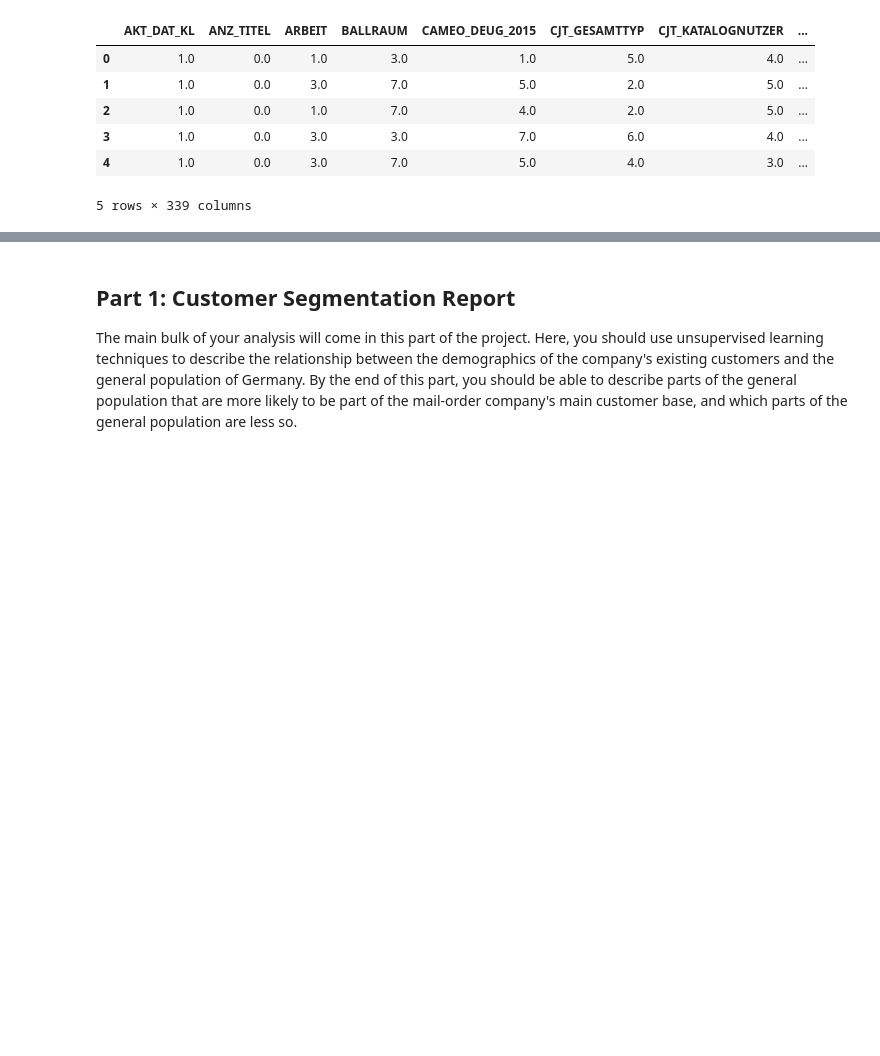
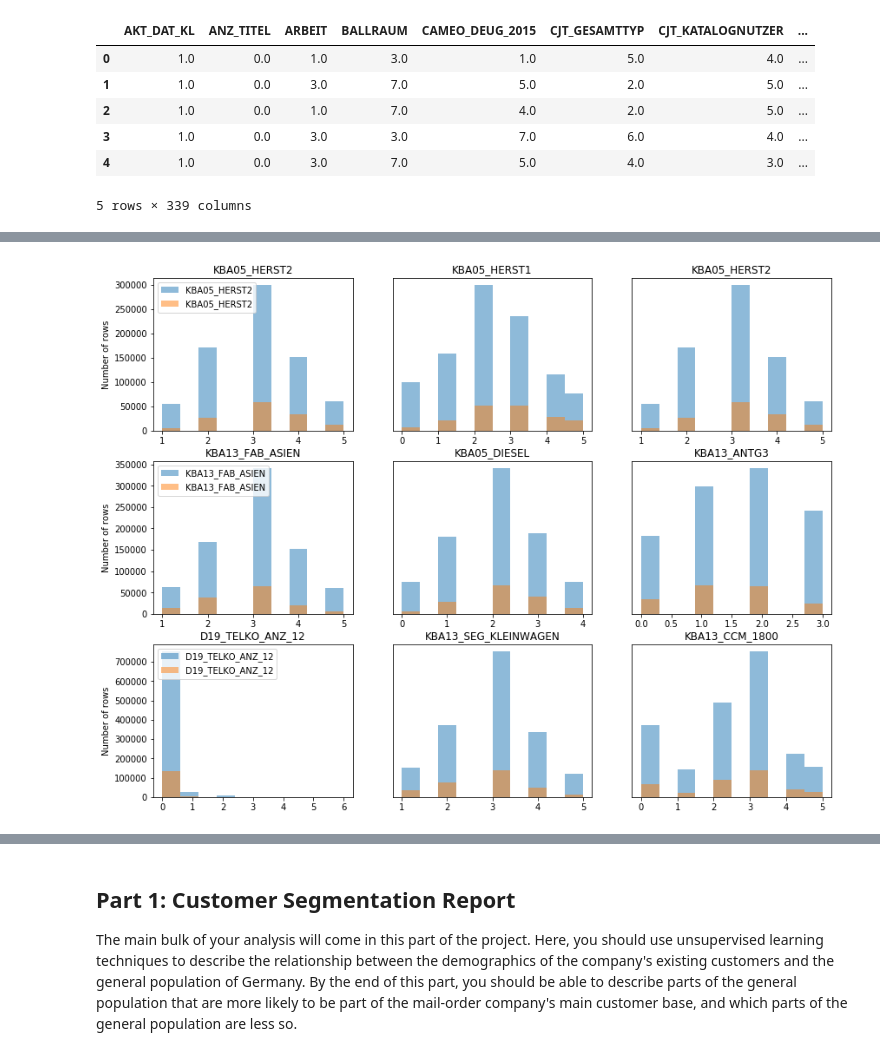
Before and after one commit to willacya/Bertelsmann-Arvato-Project, a Jupyter notebook: Arvato Project Workbook.ipynb, the cells around one changed output, grey strips where cells are left out. Drawn from its saved outputs; the diff is of its cells as text; code cells hidden in the pictures; blank space fills up the shorter version.

```diff
--- a/Arvato Project Workbook.ipynb
+++ b/Arvato Project Workbook.ipynb
@@ -475,13 +474,13 @@ customers.head()
 # CHECKPOINT SAVE/LOAD PROGRESS
 
 # SAVE
-customers.to_csv("customers_dropped_nans.csv", index=False)
-azdias.to_csv("azdias_dropped_nans.csv", index=False)
+#customers.to_csv("customers_dropped_nans.csv", index=False)
+#azdias.to_csv("azdias_dropped_nans.csv", index=False)
 
 # LOAD
-#azdias = pd.read_csv('azdias_dropped_nans.csv')
-#customers = pd.read_csv('customers_dropped_nans.csv')
+azdias = pd.read_csv('azdias_dropped_nans.csv')
+customers = pd.read_csv('customers_dropped_nans.csv')
 
-#attr_values = pd.read_excel("DIAS Attributes - Values 2017.xlsx")
-#attribute_desc = pd.read_excel("DIAS Information Levels - Attributes 2017.xlsx")
+attr_values = pd.read_excel("DIAS Attributes - Values 2017.xlsx")
+attribute_desc = pd.read_excel("DIAS Information Levels - Attributes 2017.xlsx")
 # %% [output]
@@ -490,10 +488,0 @@ Wall time: 4min 40s
-# %%
-fig, ((ax1, ax2), (ax3, ax4)) = plt.subplots(2, 2)
-fig.suptitle('Sharing x per column, y per row')
-ax1.plot(customers.iloc[:,1] y)
-ax2.plot(x, y**2, 'tab:orange')
-ax3.plot(x, -y, 'tab:green')
-ax4.plot(x, -y**2, 'tab:red')
-
-for ax in fig.get_axes():
-    ax.label_outer()
@@ -517,0 +492,22 @@ Name: EINGEFUEGT_AM, Length: 2760, dtype: int64
+# %%
+fig, axes = plt.subplots(nrows=3, ncols=3, figsize=(14,11))
+
+attribute_list = azdias.columns
+attribute_list = [attribute_list[random.randint(0, len(attribute_list)-1)] for i in range (9)]
+#print(attribute_list)
+for i, attribute in enumerate(attribute_list[:9]):
+    #print(attribute)
+    axes_0 = math.trunc(i/3)
+    axes_1 = i%3
+    ax = axes[axes_0,axes_1]
+    azdias[attribute].plot(ax = ax,alpha=0.5, kind='hist', label = attribute)
+    customers[attribute].plot(ax = ax,alpha=0.5, kind='hist', label = attribute)
+
+    ax.set_title(attribute)
+    if axes_1 != 0:
+        ax.get_yaxis().set_visible(False)
+    else:
+        ax.set_ylabel("Number of rows")
+        ax.legend(loc="upper left")
+# %% [output]
+[figure, added]
```
Also changed, not shown: parts of 10 cells of this notebook.
